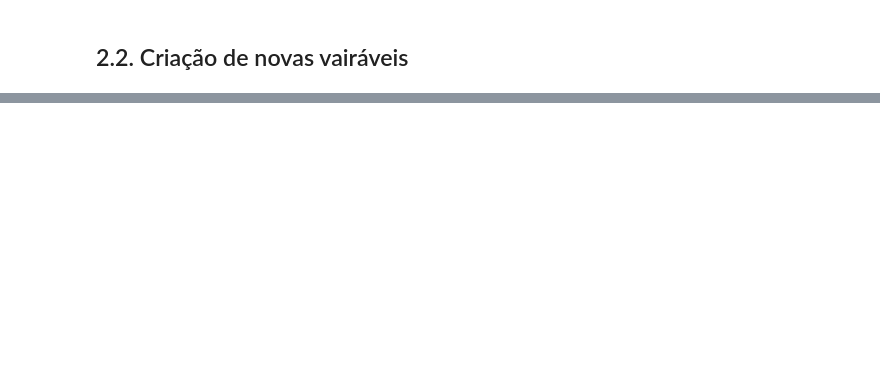
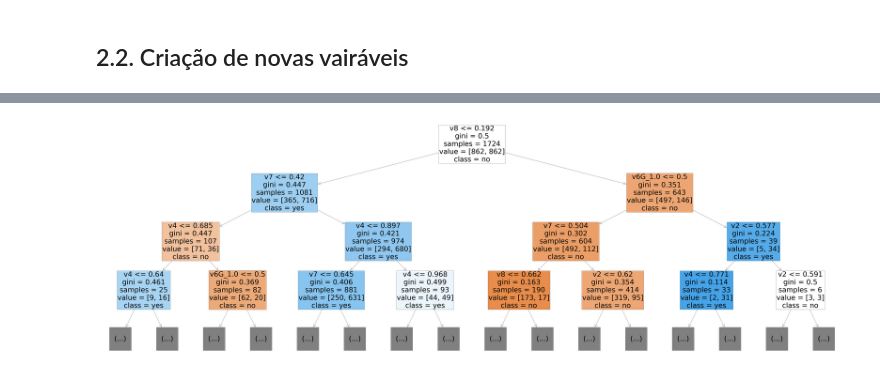
Before and after one commit to bksramos/Desafio-de-Dados, a Jupyter notebook: 2 - PS - SICOOB - Sênior - Preparação dos Dados e Modelo.ipynb, the cells around one changed output, grey strips where cells are left out. Cells and saved outputs as stored; diff of their text form; code cells hidden in the pictures; blank space fills up the shorter version.

```diff
--- a/2 - PS - SICOOB - Sênior - Preparação dos Dados e Modelo.ipynb
+++ b/2 - PS - SICOOB - Sênior - Preparação dos Dados e Modelo.ipynb
@@ -160,0 +275,13 @@ memory usage: 703.2+ KB
+# %%
+for col in numerical.columns:
+    q1 = x_train[col].quantile(0.25)
+    q3 = x_train[col].quantile(0.75)
+    upper_lim = q3 + 1.5*(q3 - q1)
+    print(col, q1, q3, x_train[col].max(), upper_lim, x_train[col].quantile(0.95))
+    x_train[col] = np.where(x_train[col] > upper_lim, upper_lim, x_train[col])
+
+    q1 = x_test[col].quantile(0.25)
+    q3 = x_test[col].quantile(0.75)
+    upper_lim = q3 + 1.5*(q3 - q1)
+    print(col, q1, q3, x_test[col].max(), upper_lim, x_test[col].quantile(0.95))
+    x_test[col] = np.where(x_test[col] > upper_lim, upper_lim, x_test[col])
@@ -160,0 +299,5 @@ memory usage: 703.2+ KB
+# %%
+# MinMaxScaler
+mm = MinMaxScaler()
+x_train_mm = mm.fit_transform(x_train)
+x_test_mm = mm.transform(x_test)
@@ -160,0 +320,5 @@ memory usage: 703.2+ KB
+# %%
+print('Original dataset shape %s' % Counter(y_train))
+sm = RandomUnderSampler()
+x_under_mm, y_under_mm = sm.fit_resample(x_train_mm, y_train)
+print('MM dataset shape after RandomUnderSampler %s' % Counter(y_under_mm))
@@ -160,0 +334,15 @@ memory usage: 703.2+ KB
+# %%
+base_estimator = DecisionTreeClassifier(random_state=54)
+
+param_grid = {
+    "max_features": ["auto", "sqrt", "log2"],
+    "max_depth": [4, 5, 6, 7, 8, None],
+    "criterion": ["gini", "entropy"],
+}
+
+grid_search_dt_under = GridSearchCV(estimator=base_estimator, param_grid=param_grid, cv=5, verbose=True)
+grid_search_dt_under.fit(x_under_mm, y_under_mm)
+dt_under = grid_search_dt_under.best_estimator_
+scores = cross_val_score(grid_search_dt_under.best_estimator_, x_under_mm, y_under_mm, cv=20, scoring="f1")
+score_mean = np.mean(scores)
+print("Mean of cross-validation: ", score_mean)
@@ -160,0 +368,8 @@ memory usage: 703.2+ KB
+# %%
+plt.figure(figsize=(120, 40))
+
+plot_tree(dt_under, max_depth=3, class_names=['no', 'yes'],fontsize=62, feature_names=x.columns, filled=True)
+
+plt.show()
+# %% [output]
+[figure, added]
```
Also changed, not shown: parts of 107 cells of this notebook.
